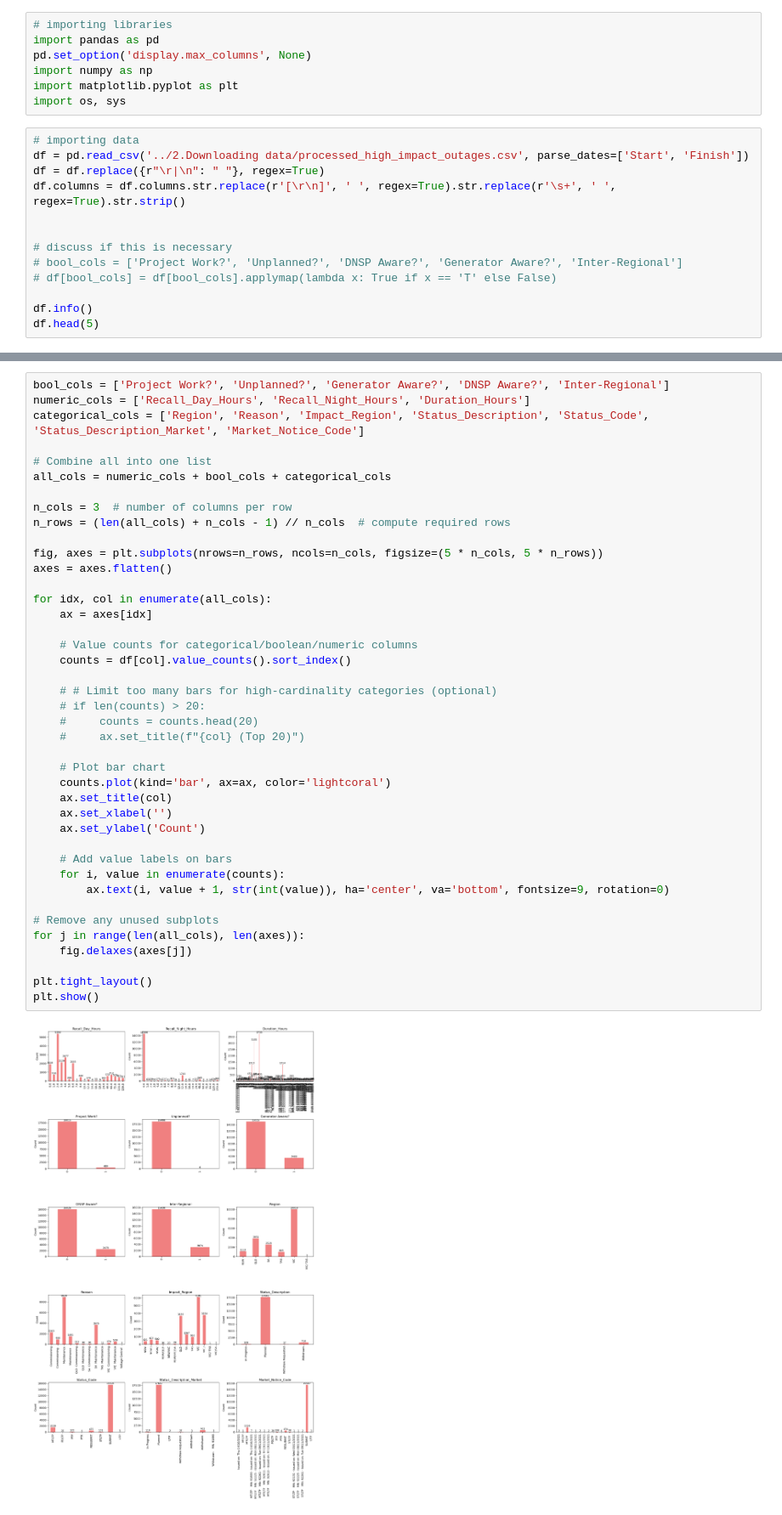
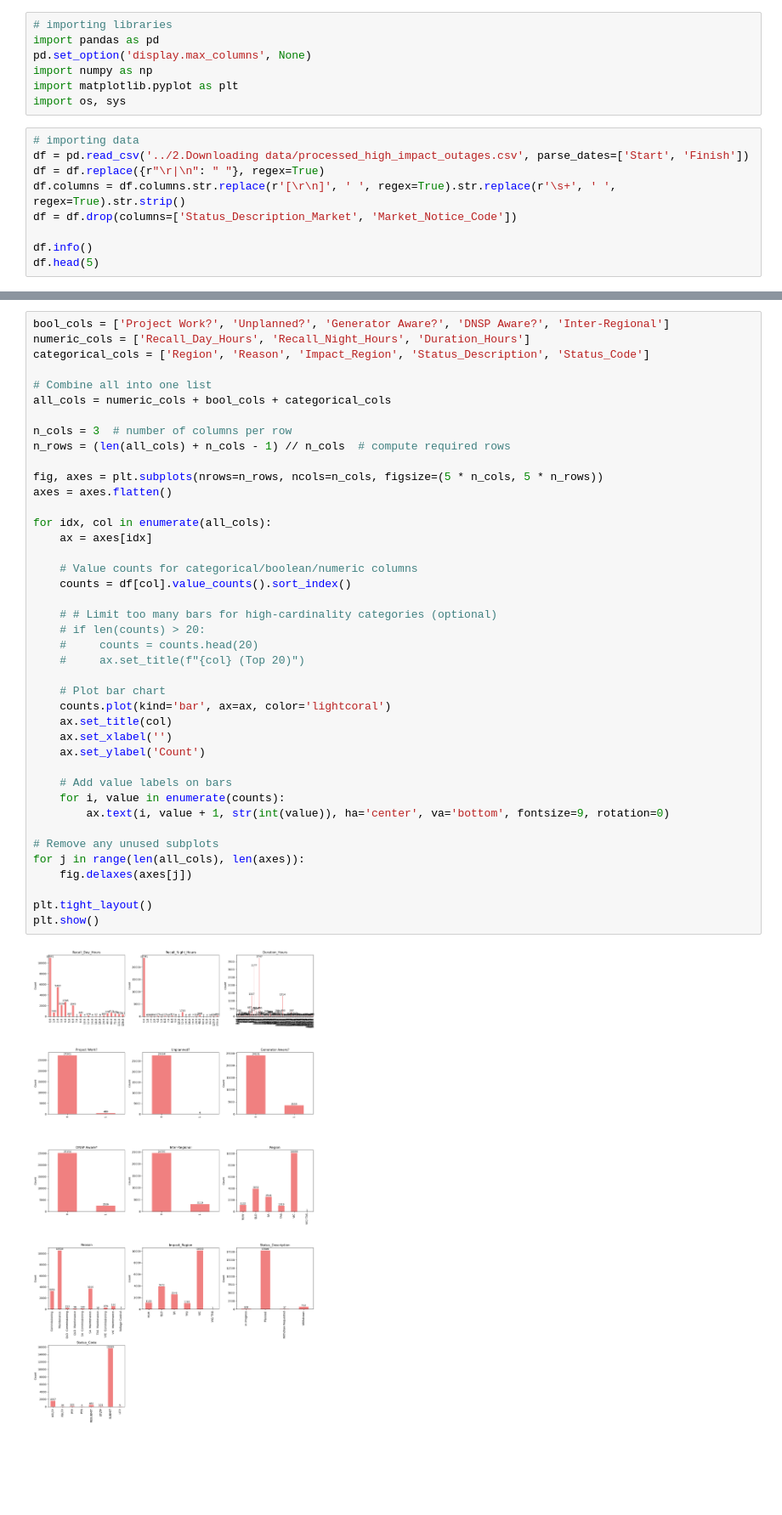
Before and after one commit to JerryZ-code/JZ_IFN695, a Jupyter notebook: 3.Data exploration and feature extraction/3.data_exploration.ipynb, the cells around one changed output, grey strips where cells are left out. Shown: that part at 85% size. Saved outputs shown, nothing was run; the diff lists cells and outputs as text; blank space fills up the shorter version.

```diff
--- a/3.Data exploration and feature extraction/3.data_exploration.ipynb
+++ b/3.Data exploration and feature extraction/3.data_exploration.ipynb
@@ -10,11 +10,7 @@ import os, sys
 df = pd.read_csv('../2.Downloading data/processed_high_impact_outages.csv', parse_dates=['Start', 'Finish'])
 df = df.replace({r"\r|\n": " "}, regex=True)
 df.columns = df.columns.str.replace(r'[\r\n]', ' ', regex=True).str.replace(r'\s+', ' ', regex=True).str.strip()
-
-
-# discuss if this is necessary
-# bool_cols = ['Project Work?', 'Unplanned?', 'DNSP Aware?', 'Generator Aware?', 'Inter-Regional']
-# df[bool_cols] = df[bool_cols].applymap(lambda x: True if x == 'T' else False)
+df = df.drop(columns=['Status_Description_Market', 'Market_Notice_Code'])
 
 df.info()
 df.head(5)
@@ -45,7 +52,7 @@ memory usage: 3.0+ MB
 # %%
 bool_cols = ['Project Work?', 'Unplanned?', 'Generator Aware?', 'DNSP Aware?', 'Inter-Regional']
 numeric_cols = ['Recall_Day_Hours', 'Recall_Night_Hours', 'Duration_Hours']
-categorical_cols = ['Region', 'Reason', 'Impact_Region', 'Status_Description', 'Status_Code', 'Status_Description_Market', 'Market_Notice_Code']
+categorical_cols = ['Region', 'Reason', 'Impact_Region', 'Status_Description', 'Status_Code']
 
 # Combine all into one list
 all_cols = numeric_cols + bool_cols + categorical_cols
@@ -57,31 +64,31 @@ fig, axes = plt.subplots(nrows=n_rows, ncols=n_cols, figsize=(5 * n_cols, 5 * n_
 axes = axes.flatten()
 
 for idx, col in enumerate(all_cols):
     ax = axes[idx]
 
     # Value counts for categorical/boolean/numeric columns
     counts = df[col].value_counts().sort_index()
 
     # # Limit too many bars for high-cardinality categories (optional)
     # if len(counts) > 20:
     #     counts = counts.head(20)
     #     ax.set_title(f"{col} (Top 20)")
 
     # Plot bar chart
     counts.plot(kind='bar', ax=ax, color='lightcoral')
     ax.set_title(col)
     ax.set_xlabel('')
     ax.set_ylabel('Count')
 
     # Add value labels on bars
     for i, value in enumerate(counts):
         ax.text(i, value + 1, str(int(value)), ha='center', va='bottom', fontsize=9, rotation=0)
 
 # Remove any unused subplots
 for j in range(len(all_cols), len(axes)):
     fig.delaxes(axes[j])
 
 plt.tight_layout()
 plt.show()
 # %% [output]
-[figure, old version]
+[figure, new version]
```
Also changed, not shown: parts of 2 cells of this notebook, 2 other files.
